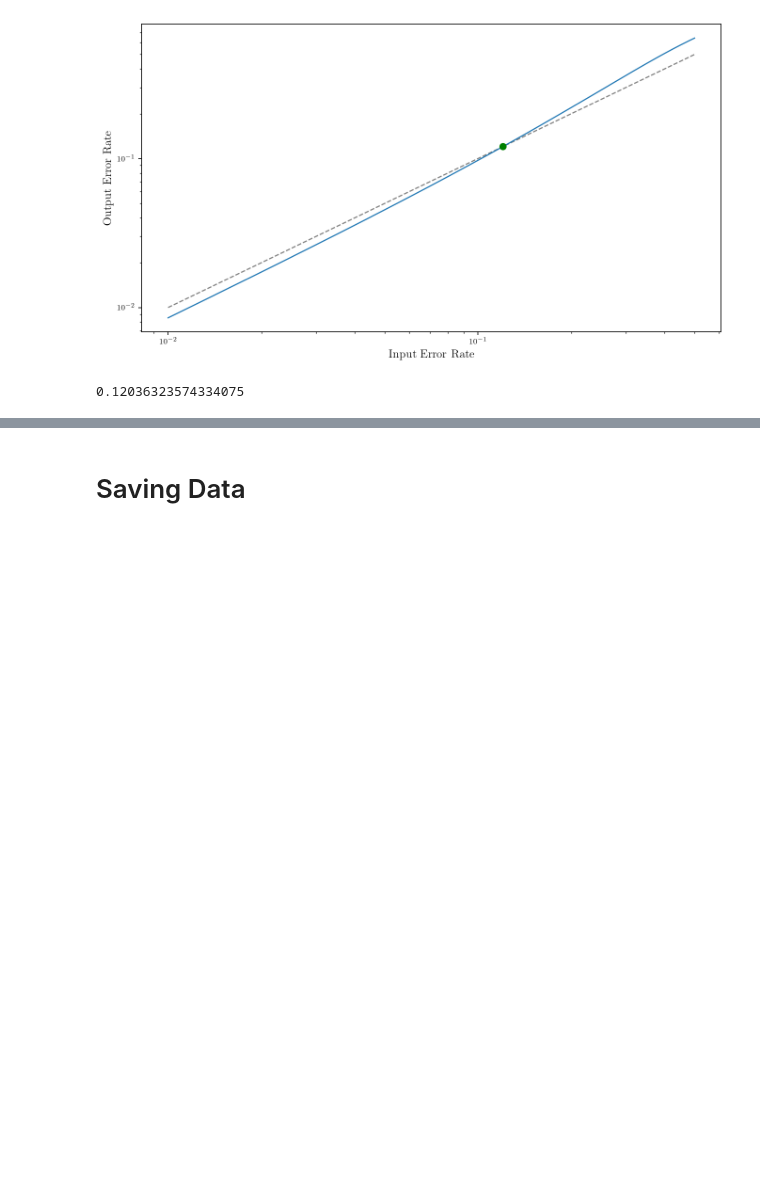
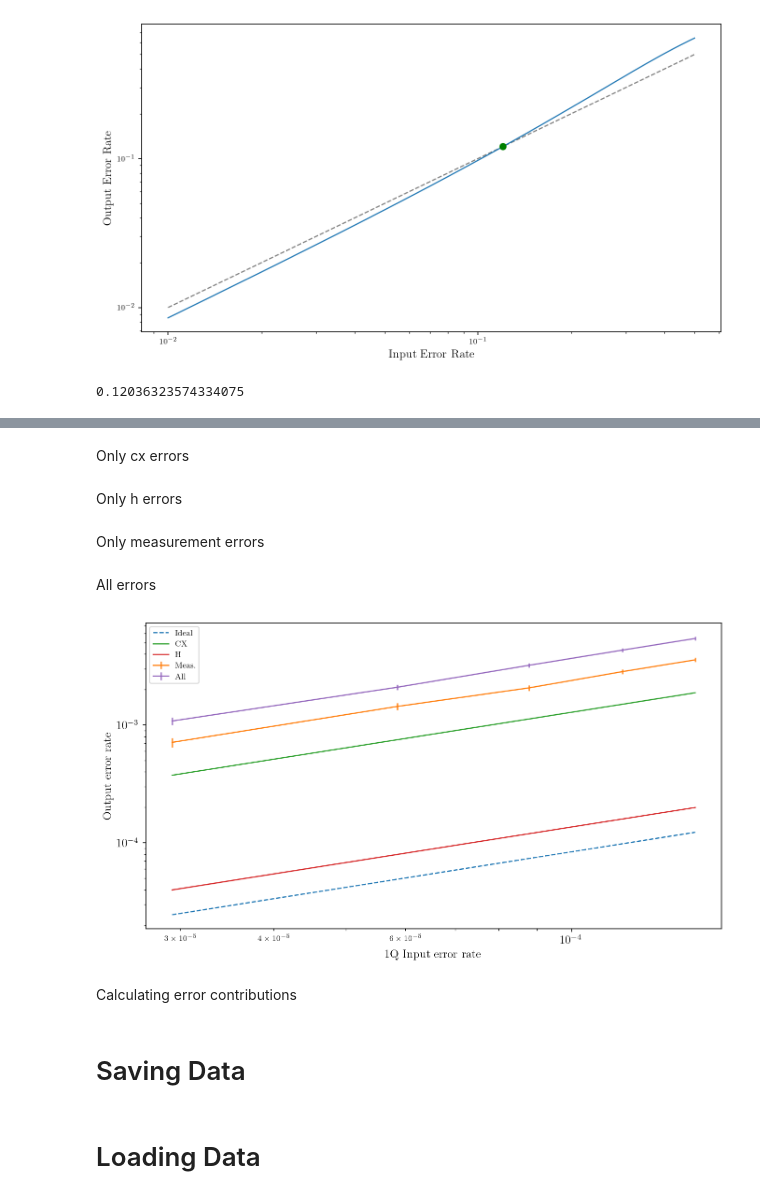
Before and after one commit to Sal7ySalt/Smallest-MSD-Protocol, a Jupyter notebook: 2_qubit_code/physical_level/one_round/convergence_axis_noise.ipynb, the cells around one changed output, grey strips where cells are left out. Drawn from its saved outputs; the diff is of its cells as text; code cells hidden in the pictures; blank space fills up the shorter version.

```diff
--- a/2_qubit_code/physical_level/one_round/convergence_axis_noise.ipynb
+++ b/2_qubit_code/physical_level/one_round/convergence_axis_noise.ipynb
@@ -172,0 +263,2 @@ print(x_intersect)
+# %% [markdown]
+Only cx errors
@@ -172,0 +311,2 @@ print(x_intersect)
+# %% [markdown]
+Only h errors
@@ -172,0 +359,2 @@ print(x_intersect)
+# %% [markdown]
+Only measurement errors
@@ -172,0 +423,2 @@ print(x_intersect)
+# %% [markdown]
+All errors
@@ -172,0 +496,24 @@ print(x_intersect)
+# %%
+# Every plot without input and ideal circuit
+plt.figure(figsize=(9,5))
+
+plt.plot(one_qubit_gate_error_prob, ideal_output_error_rate, linestyle=f'--', label='Ideal')
+plt.errorbar(one_qubit_gate_error_prob, meas_output_error_rate, yerr=meas_output_error_rate_unc, label='Meas.')
+plt.plot(one_qubit_gate_error_prob, cx_output_error_rate, label='CX')
+plt.plot(one_qubit_gate_error_prob, h_output_error_rate, label='H')
+plt.errorbar(one_qubit_gate_error_prob, all_output_error_rate, yerr=all_output_error_rate_unc, label='All')
+
+plt.xscale('log')
+plt.yscale('log')
+
+plt.legend()
+plt.ylabel('Output error rate', fontsize=12)
+plt.xlabel('1Q Input error rate', fontsize=12)
+plt.tight_layout()
+plt.xticks(fontsize=12)
+plt.yticks(fontsize=12)
+plt.show()
+# %% [output]
+[figure, added]
+# %% [markdown]
+Calculating error contributions
@@ -181 +555,3 @@ np.savez(
 )
+# %% [markdown]
+# Loading Data
```
Also changed, not shown: parts of 17 cells of this notebook, 20 other files.
